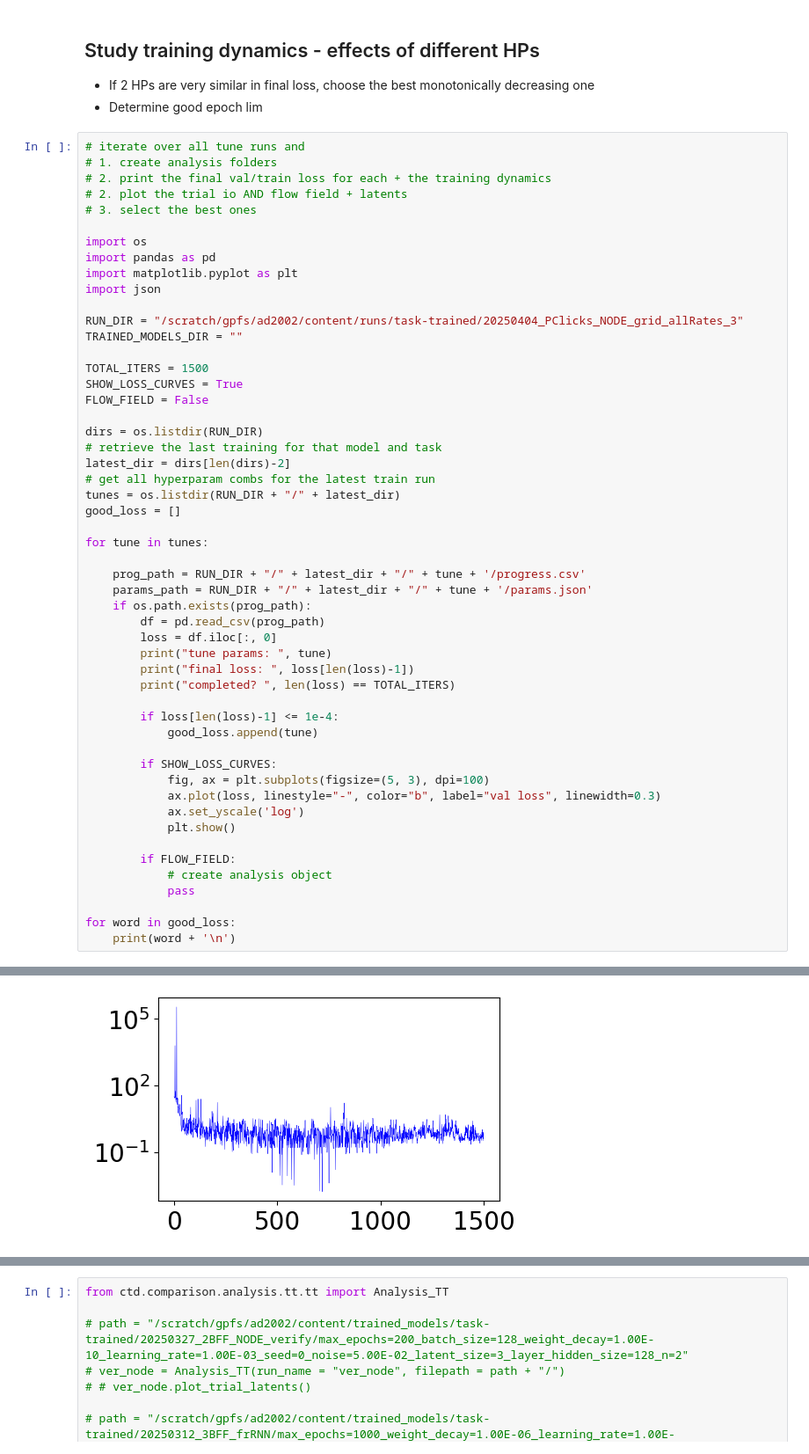
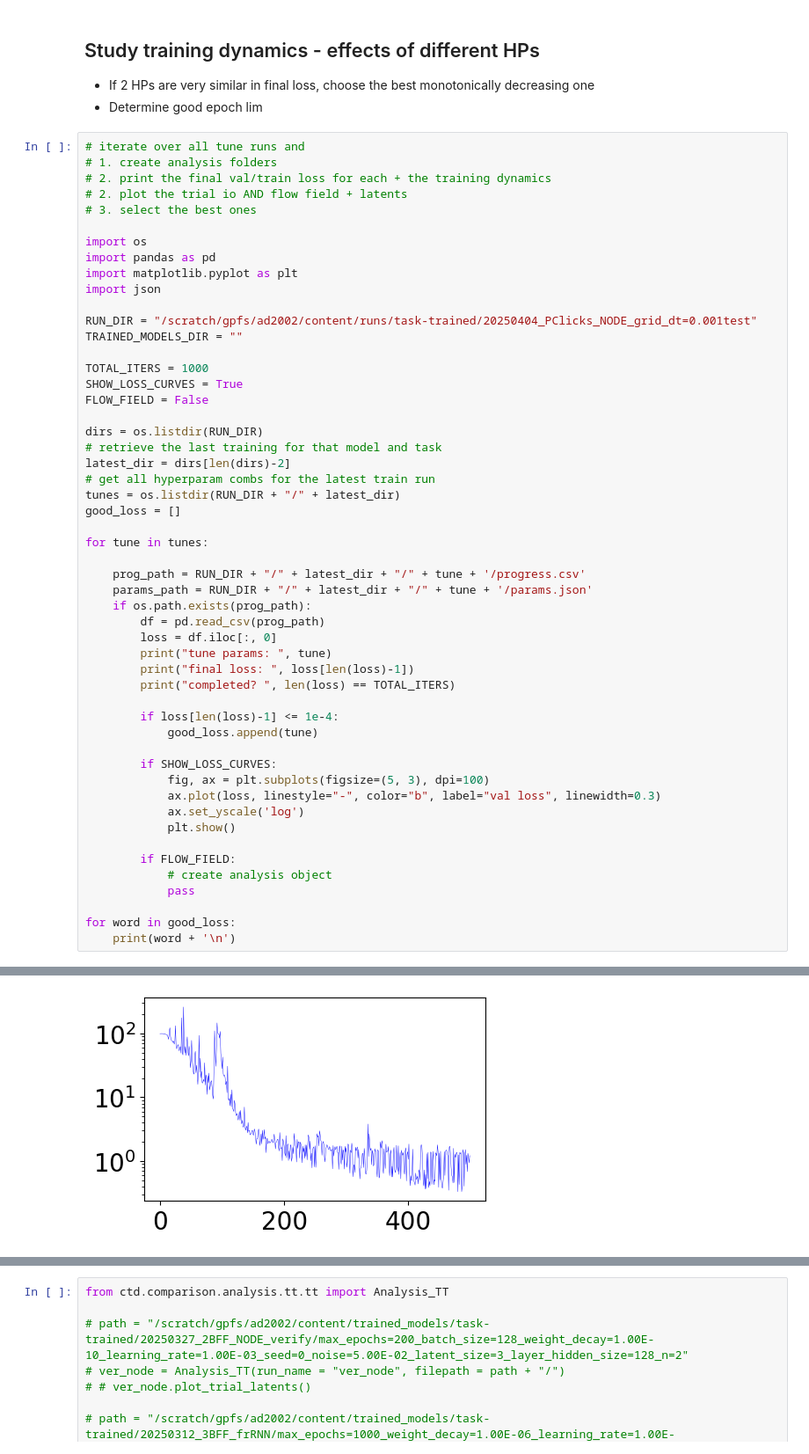
Before and after one commit to alejandradu/ComputationThruDynamicsBenchmark, a Jupyter notebook: examples/notebooks/PC_TT_analysis.ipynb, the cells around one changed output, grey strips where cells are left out. Shown at 88% size. Saved outputs shown, nothing was run; the diff lists cells and outputs as text.

```diff
--- a/examples/notebooks/PC_TT_analysis.ipynb
+++ b/examples/notebooks/PC_TT_analysis.ipynb
@@ -225,10 +225,10 @@ import pandas as pd
 import matplotlib.pyplot as plt
 import json
 
-RUN_DIR = "/scratch/gpfs/ad2002/content/runs/task-trained/20250404_PClicks_NODE_grid_allRates_3"
+RUN_DIR = "/scratch/gpfs/ad2002/content/runs/task-trained/20250404_PClicks_NODE_grid_dt=0.001test"
 TRAINED_MODELS_DIR = ""
 
-TOTAL_ITERS = 1500
+TOTAL_ITERS = 1000
 SHOW_LOSS_CURVES = True
 FLOW_FIELD = False
 
@@ -272 +272 @@ completed?  True
-[figure, old version]
+[figure, new version]
```
Also changed, not shown: parts of 7 cells of this notebook, 30 other files.
